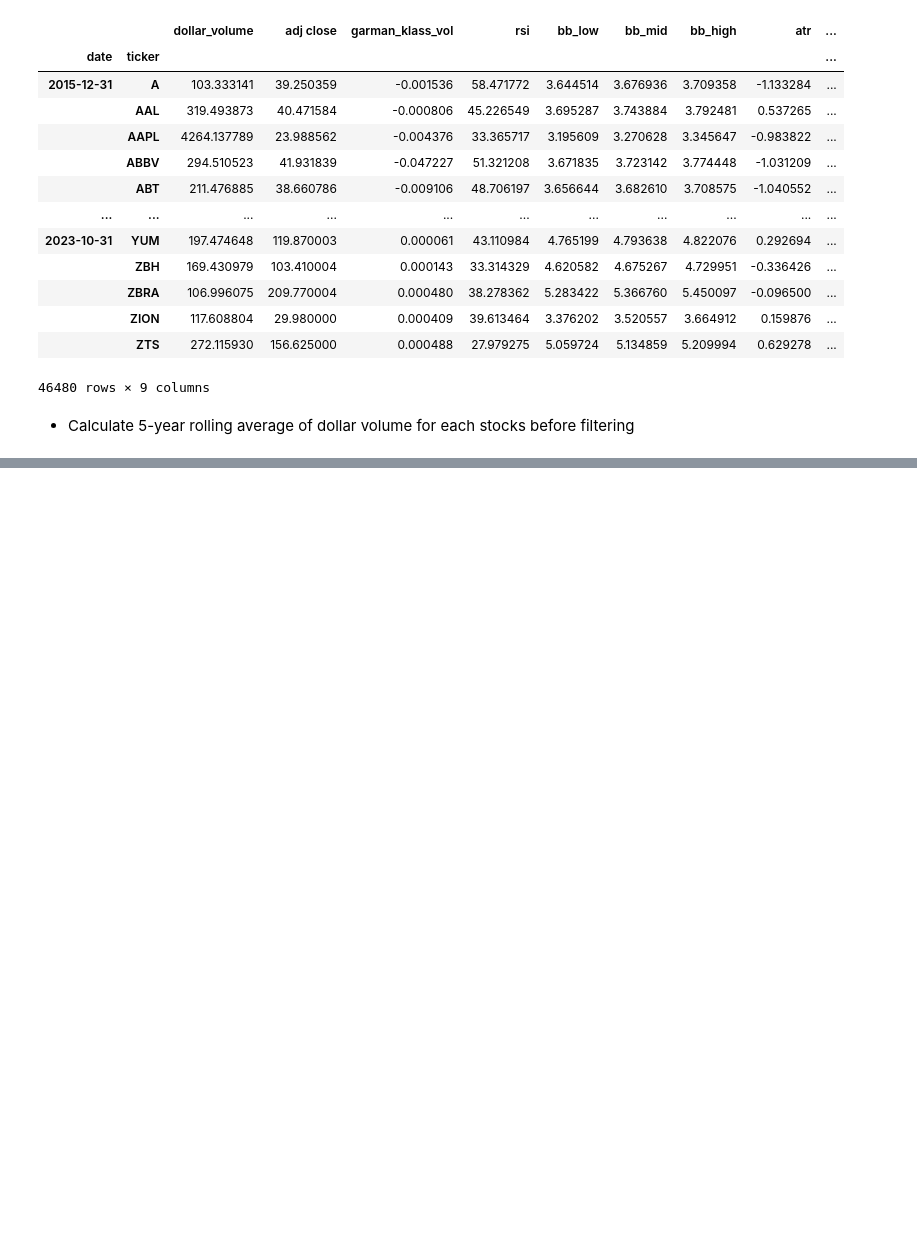
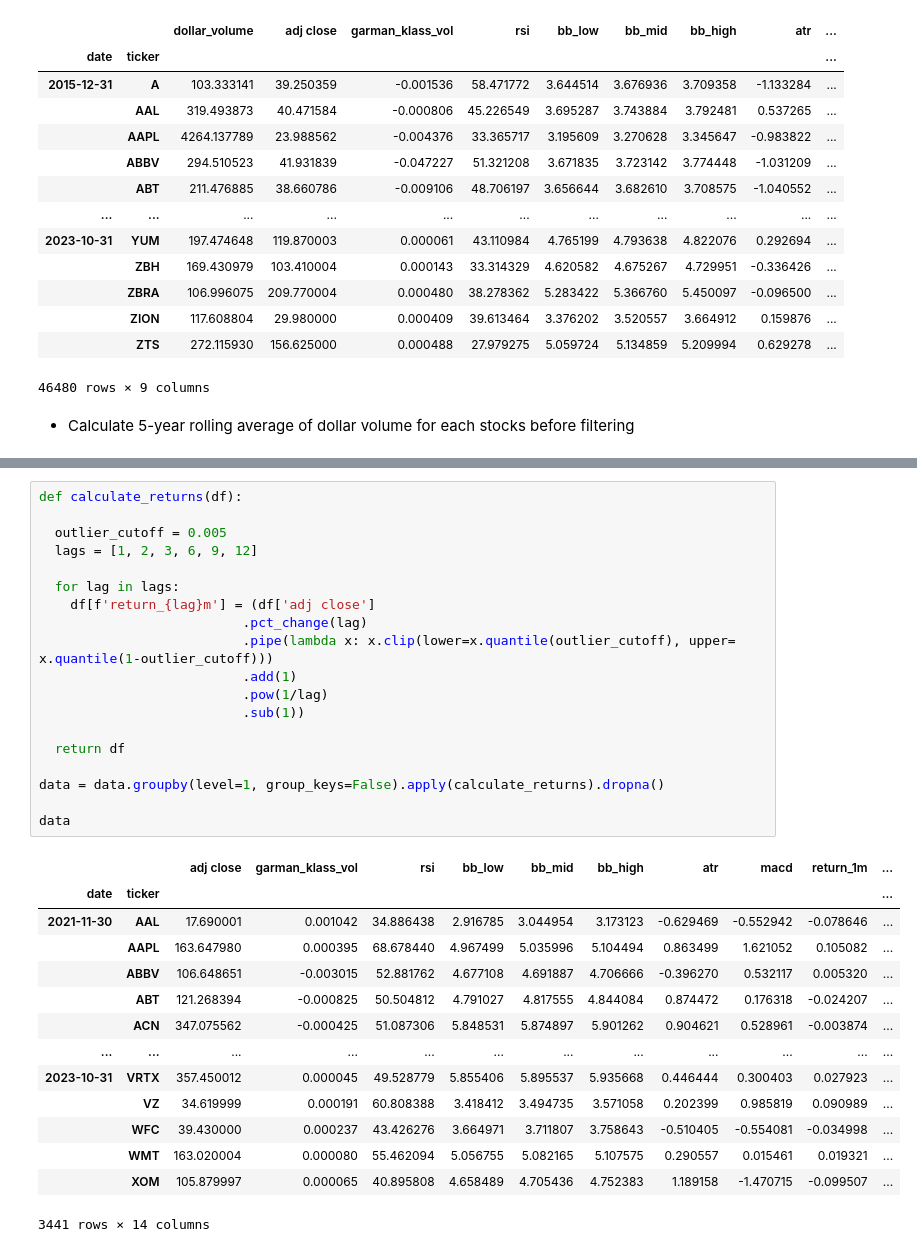
Before and after one commit to AlanJereb/algo-trading-unsupervised-ML, a Jupyter notebook: base.ipynb, the cells around one changed output, grey strips where cells are left out. Drawn from its saved outputs; the diff is of its cells as text; blank space fills up the shorter version.

Commit message:
Calculate monthly returns for different time horizons as features

```diff
--- a/base.ipynb
+++ b/base.ipynb
@@ -182,0 +186,34 @@ data
+# %%
+def calculate_returns(df):
+
+  outlier_cutoff = 0.005
+  lags = [1, 2, 3, 6, 9, 12]
+
+  for lag in lags:
+    df[f'return_{lag}m'] = (df['adj close']
+                          .pct_change(lag)
+                          .pipe(lambda x: x.clip(lower=x.quantile(outlier_cutoff), upper= x.quantile(1-outlier_cutoff)))
+                          .add(1)
+                          .pow(1/lag)
+                          .sub(1))
+
+  return df
+
+data = data.groupby(level=1, group_keys=False).apply(calculate_returns).dropna()
+
+data
+# %% [output]
+|  |  | adj close | garman_klass_vol | rsi | bb_low | bb_mid | bb_high | atr | macd | return_1m | ... |
+| date | ticker |  |  |  |  |  |  |  |  |  | ... |
+| 2021-11-30 | AAL | 17.690001 | 0.001042 | 34.886438 | 2.916785 | 3.044954 | 3.173123 | -0.629469 | -0.552942 | -0.078646 | ... |
+|  | AAPL | 163.647980 | 0.000395 | 68.678440 | 4.967499 | 5.035996 | 5.104494 | 0.863499 | 1.621052 | 0.105082 | ... |
+|  | ABBV | 106.648651 | -0.003015 | 52.881762 | 4.677108 | 4.691887 | 4.706666 | -0.396270 | 0.532117 | 0.005320 | ... |
+|  | ABT | 121.268394 | -0.000825 | 50.504812 | 4.791027 | 4.817555 | 4.844084 | 0.874472 | 0.176318 | -0.024207 | ... |
+|  | ACN | 347.075562 | -0.000425 | 51.087306 | 5.848531 | 5.874897 | 5.901262 | 0.904621 | 0.528961 | -0.003874 | ... |
+| ... | ... | ... | ... | ... | ... | ... | ... | ... | ... | ... | ... |
+| 2023-10-31 | VRTX | 357.450012 | 0.000045 | 49.528779 | 5.855406 | 5.895537 | 5.935668 | 0.446444 | 0.300403 | 0.027923 | ... |
+|  | VZ | 34.619999 | 0.000191 | 60.808388 | 3.418412 | 3.494735 | 3.571058 | 0.202399 | 0.985819 | 0.090989 | ... |
+|  | WFC | 39.430000 | 0.000237 | 43.426276 | 3.664971 | 3.711807 | 3.758643 | -0.510405 | -0.554081 | -0.034998 | ... |
+|  | WMT | 163.020004 | 0.000080 | 55.462094 | 5.056755 | 5.082165 | 5.107575 | 0.290557 | 0.015461 | 0.019321 | ... |
+|  | XOM | 105.879997 | 0.000065 | 40.895808 | 4.658489 | 4.705436 | 4.752383 | 1.189158 | -1.470715 | -0.099507 | ... |
+3441 rows × 14 columns
```
Also changed, not shown: parts of 2 cells of this notebook.
